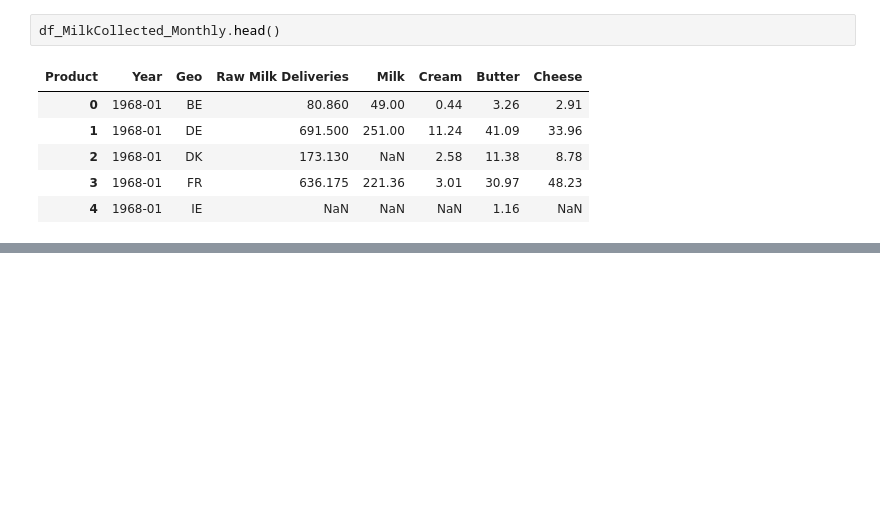
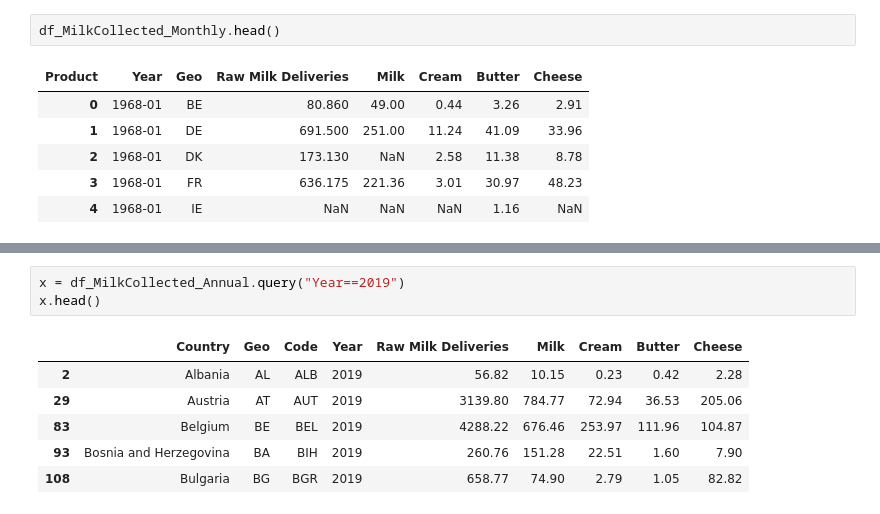
Before and after one commit to AntonyWalsh/CA2-DS, a Jupyter notebook: CA2.ipynb, the cells around one changed output, grey strips where cells are left out. Cells and saved outputs as stored; diff of their text form; blank space fills up the shorter version.

```diff
--- a/CA2.ipynb
+++ b/CA2.ipynb
@@ -207,0 +208,10 @@ fig.show()
+# %%
+x = df_MilkCollected_Annual.query("Year==2019")
+x.head()
+# %% [output]
+|  | Country | Geo | Code | Year | Raw Milk Deliveries | Milk | Cream | Butter | Cheese |
+| 2 | Albania | AL | ALB | 2019 | 56.82 | 10.15 | 0.23 | 0.42 | 2.28 |
+| 29 | Austria | AT | AUT | 2019 | 3139.80 | 784.77 | 72.94 | 36.53 | 205.06 |
+| 83 | Belgium | BE | BEL | 2019 | 4288.22 | 676.46 | 253.97 | 111.96 | 104.87 |
+| 93 | Bosnia and Herzegovina | BA | BIH | 2019 | 260.76 | 151.28 | 22.51 | 1.60 | 7.90 |
+| 108 | Bulgaria | BG | BGR | 2019 | 658.77 | 74.90 | 2.79 | 1.05 | 82.82 |
```
Also changed, not shown: parts of 12 cells of this notebook, 2 other files.
